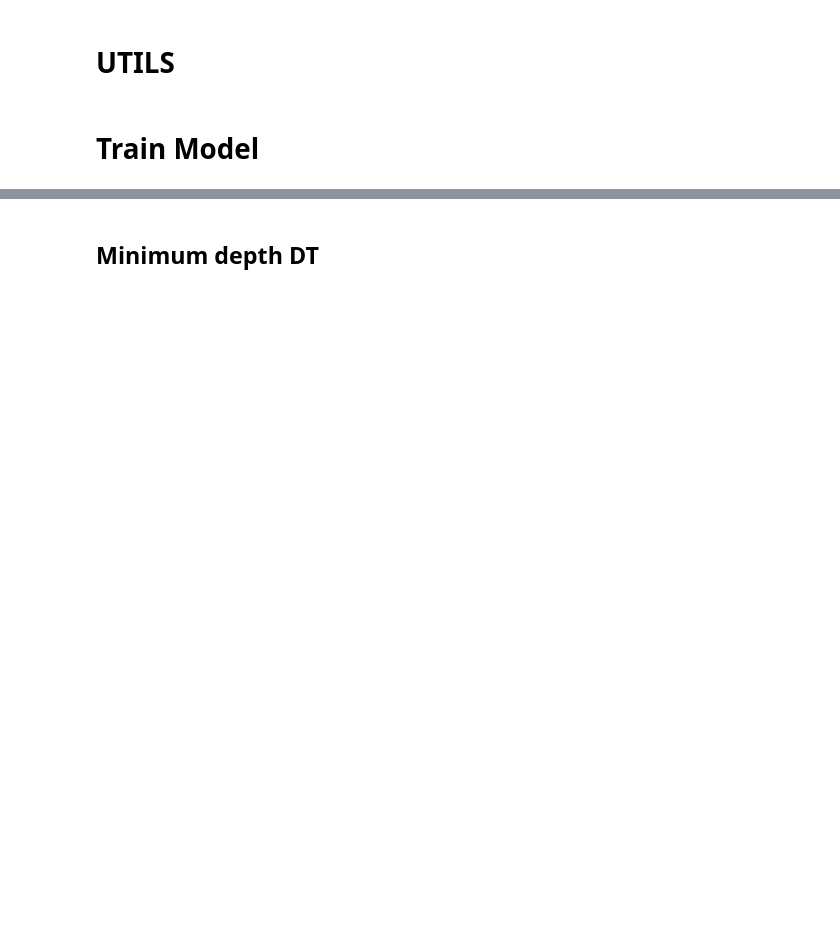
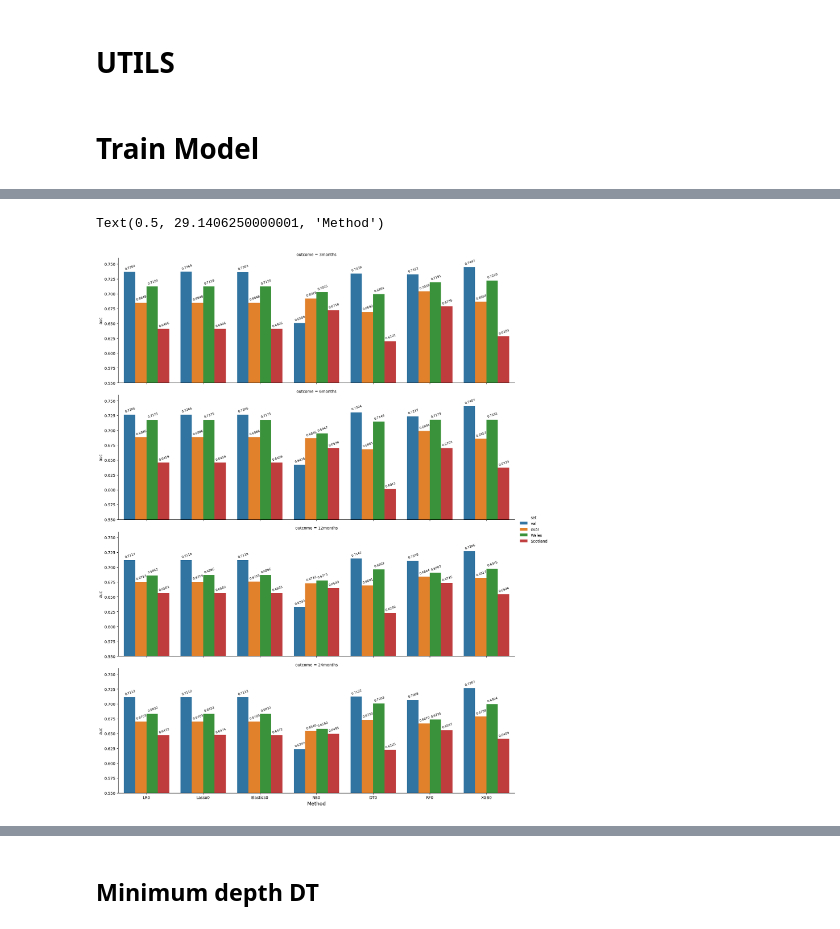
Before and after one commit to abudiarto/Asthma-python, a Jupyter notebook: ModelDev-CombineSplit.ipynb, the cells around one changed output, grey strips where cells are left out. Cells and saved outputs as stored; diff of their text form; code cells hidden in the pictures; blank space fills up the shorter version.

```diff
--- a/ModelDev-CombineSplit.ipynb
+++ b/ModelDev-CombineSplit.ipynb
@@ -704,3 +495,31 @@ combine = pd.concat([summary_result_train, summary_result,
+# %%
+data = combine
+# data = combine[combine.set!='Training Set']
+bar = sns.catplot(x = 'model_name',       # x variable name
+            y = 'auc',       # y variable name
+            data=data,
+            kind = "bar",
+            hue = 'set',
+            # hue_order=['10-fold CV', 'Evaluation Set', 'Wales', 'Scotland'],
+            height=5,
+            row='outcome',
+            aspect=3,
+            errorbar = None,)
+
+for items in bar.axes:
+    for ax in items:
+        for p in ax.patches:
+            ax.text(p.get_x() + 0.01,
+                p.get_height() * 1.005,
+                '{0:.4f}'.format(p.get_height()),
+                color='black', rotation=20, fontsize=8)
+
+ax.set_ylim(0.55, 0.76)
+# ax.set_ylabel('AUC Score', fontsize=13)
+ax.set_xlabel('Method', fontsize=13)
+# %% [output]
+Text(0.5, 29.1406250000001, 'Method')
+[figure, added]
 # %%
 g = sns.FacetGrid(combine, col='outcome', row='model_name', hue = 'set', height=3, aspect=1.5, ylim=(0.5, 0.8))
 g.map(sns.barplot, 'set', 'auc', order=combine.set.unique()).add_legend()
```
Also changed, not shown: parts of 89 cells of this notebook, 7 other files.
